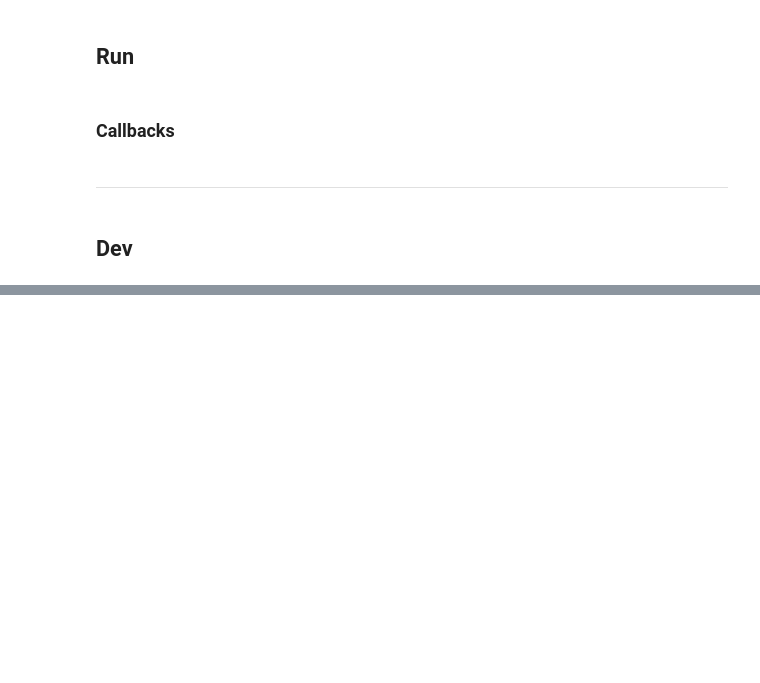
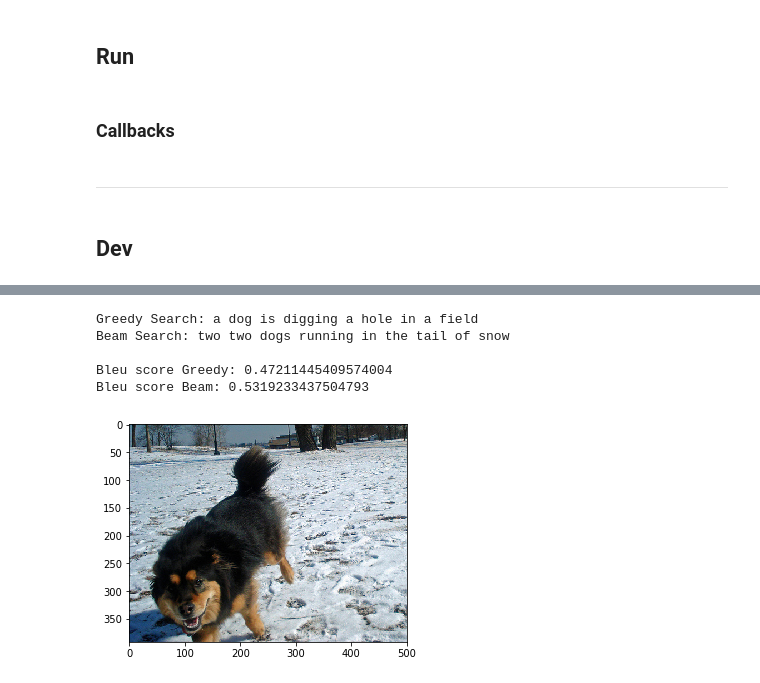
Before and after one commit to VIVelev/Image-Captioning, a Jupyter notebook: src/One-layer LSTM Decoder.ipynb, the cells around one changed output, grey strips where cells are left out. Cells and saved outputs as stored; diff of their text form; code cells hidden in the pictures; blank space fills up the shorter version.

```diff
--- a/src/One-layer LSTM Decoder.ipynb
+++ b/src/One-layer LSTM Decoder.ipynb
@@ -790,0 +824,11 @@ Bleu score Beam: 0.257959547995782
+# %%
+evaluate(
+    np.random.choice(list(dev_image_descriptions.keys()))
+)
+# %% [output]
+Greedy Search: a dog is digging a hole in a field
+Beam Search: two two dogs running in the tail of snow
+
+Bleu score Greedy: 0.47211445409574004
+Bleu score Beam: 0.5319233437504793
+[figure, added]
```
Also changed, not shown: parts of 10 cells of this notebook.
